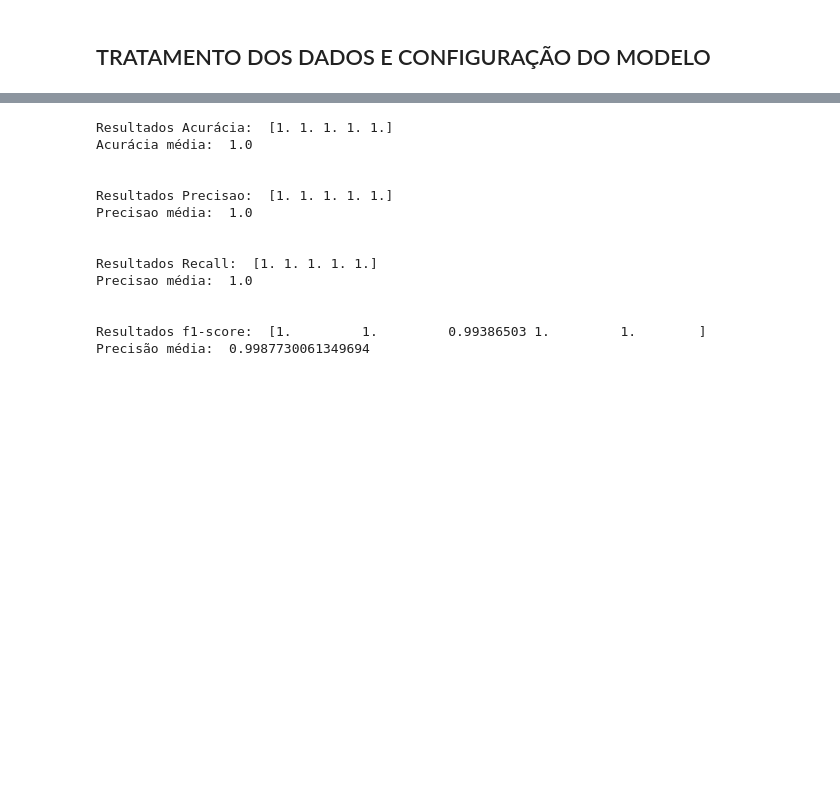
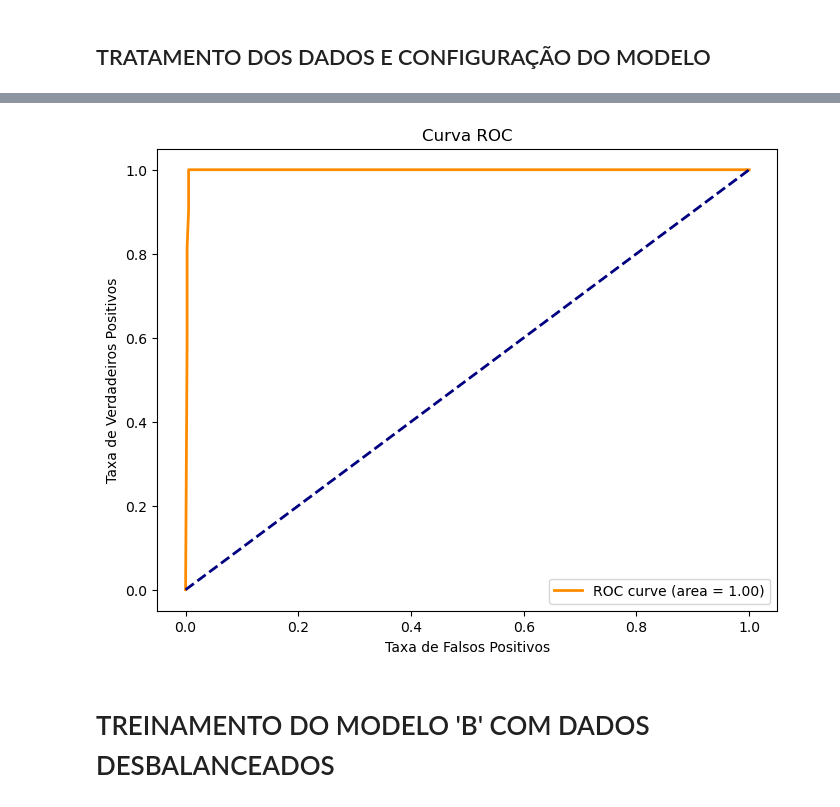
Before and after one commit to gabrielgvss/Projeto-Aceite-de-Navios, a Jupyter notebook: modelo_IA/modelo_random_forest.ipynb, the cells around one changed output, grey strips where cells are left out. Saved outputs shown, nothing was run; the diff lists cells and outputs as text; code cells hidden in the pictures; blank space fills up the shorter version.

```diff
--- a/modelo_IA/modelo_random_forest.ipynb
+++ b/modelo_IA/modelo_random_forest.ipynb
@@ -109,8 +142,18 @@ pa_train, pa_test, ca_train, ca_test = train_test_split(previsores_aceitos, clas
+# %%
+# PARAMETROS DE BUSCA GRID SEARCH SE BASEANDO EM RANDOM FOREST
+parametros = {
+    'criterion':['gini','entropy'],
+    'n_estimators': [10, 20, 30, 40],  # Número de árvores na floresta
+    'max_depth': [None, 10, 20, 30],  # Profundidade máxima de cada árvore
+    'min_samples_split': [2, 5, 7, 10],  # Número mínimo de amostras necessárias para dividir um nó interno
+    'min_samples_leaf': [1, 2, 3, 4],  # Número mínimo de amostras necessárias em uma folha
+    'bootstrap': [True, False]  # Se deve amostrar com substituição
+}
 # %%
 # CRIAÇÃO DO CLASSIFICADOR BASE
 classificador_base = RandomForestClassifier(random_state=0)
 # %%
 # CONFIGURANDO GRIDSEARCHCV PARA MELHOR ESCOLHA DOS HIPERPARÂMETROS
-grid_search = GridSearchCV(classificador_base, parametros, cv=5, scoring='recall')
+grid_search = GridSearchCV(classificador_base, parametros, cv=5, scoring='precision')
 # %%
 # EXECUTANDO A BUSCA EXAUSTIVA
@@ -202,35 +355,32 @@ F1-SCORE: 0.9856
-# %%
-resultados_acuracia = cross_val_score(classificador, previsores_balanceados, classe_balanceados, cv=5, scoring='accuracy')
-resultados_precisao = cross_val_score(classificador, previsores_balanceados, classe_balanceados, cv=5, scoring='precision')
-resultados_recall = cross_val_score(classificador, previsores_balanceados, classe_balanceados, cv=5, scoring='recall')
-resultados_f1score = cross_val_score(classificador, previsores_balanceados, classe_balanceados, cv=5, scoring='f1')
-
-print("Resultados Acurácia: ", resultados_acuracia)
-print("Acurácia média: ", np.mean(resultados_acuracia))
-print("\n")
-
-print("Resultados Precisao: ", resultados_precisao)
-print("Precisao média: ", np.mean(resultados_precisao))
-print("\n")
-
-print("Resultados Recall: ", resultados_recall)
-print("Precisao média: ", np.mean(resultados_recall))
-print("\n")
-
-print("Resultados f1-score: ",resultados_f1score)
-print("Precisão média: ", np.mean(resultados_f1score))
-# %% [output]
-Resultados Acurácia:  [1. 1. 1. 1. 1.]
-Acurácia média:  1.0
-
-
-Resultados Precisao:  [1. 1. 1. 1. 1.]
-Precisao média:  1.0
-
-
-Resultados Recall:  [1. 1. 1. 1. 1.]
-Precisao média:  1.0
-
-
-Resultados f1-score:  [1.         1.         0.99386503 1.         1.        ]
-Precisão média:  0.9987730061349694
+# %%
+import matplotlib.pyplot as plt
+from sklearn.metrics import roc_curve, auc
+
+# Treine o modelo novamente com os melhores hiperparâmetros encontrados
+classificador_roc = RandomForestClassifier(**melhores_parametros)
+
+# Treine o modelo com os dados balanceados
+classificador_roc.fit(pb_train, cb_train)
+
+# Obtenha as probabilidades previstas para a classe positiva (classe "0")
+probabilidades_positivas = classificador_roc.predict_proba(pb_test)[:, 1]
+
+# Calcule a curva ROC
+fpr, tpr, thresholds = roc_curve(cb_test, probabilidades_positivas)
+
+# Calcule a área sob a curva ROC (AUC)
+roc_auc = auc(fpr, tpr)
+
+# Visualize a curva ROC
+plt.figure(figsize=(8, 6))
+plt.plot(fpr, tpr, color='darkorange', lw=2, label='ROC curve (area = {:.2f})'.format(roc_auc))
+plt.plot([0, 1], [0, 1], color='navy', lw=2, linestyle='--')
+plt.xlabel('Taxa de Falsos Positivos')
+plt.ylabel('Taxa de Verdadeiros Positivos')
+plt.title('Curva ROC')
+plt.legend(loc='lower right')
+plt.show()
+# %% [output]
+[figure, added]
+# %% [markdown]
+# TREINAMENTO DO MODELO 'B' COM DADOS DESBALANCEADOS
```
Also changed, not shown: parts of 35 cells of this notebook, 12 other files.
